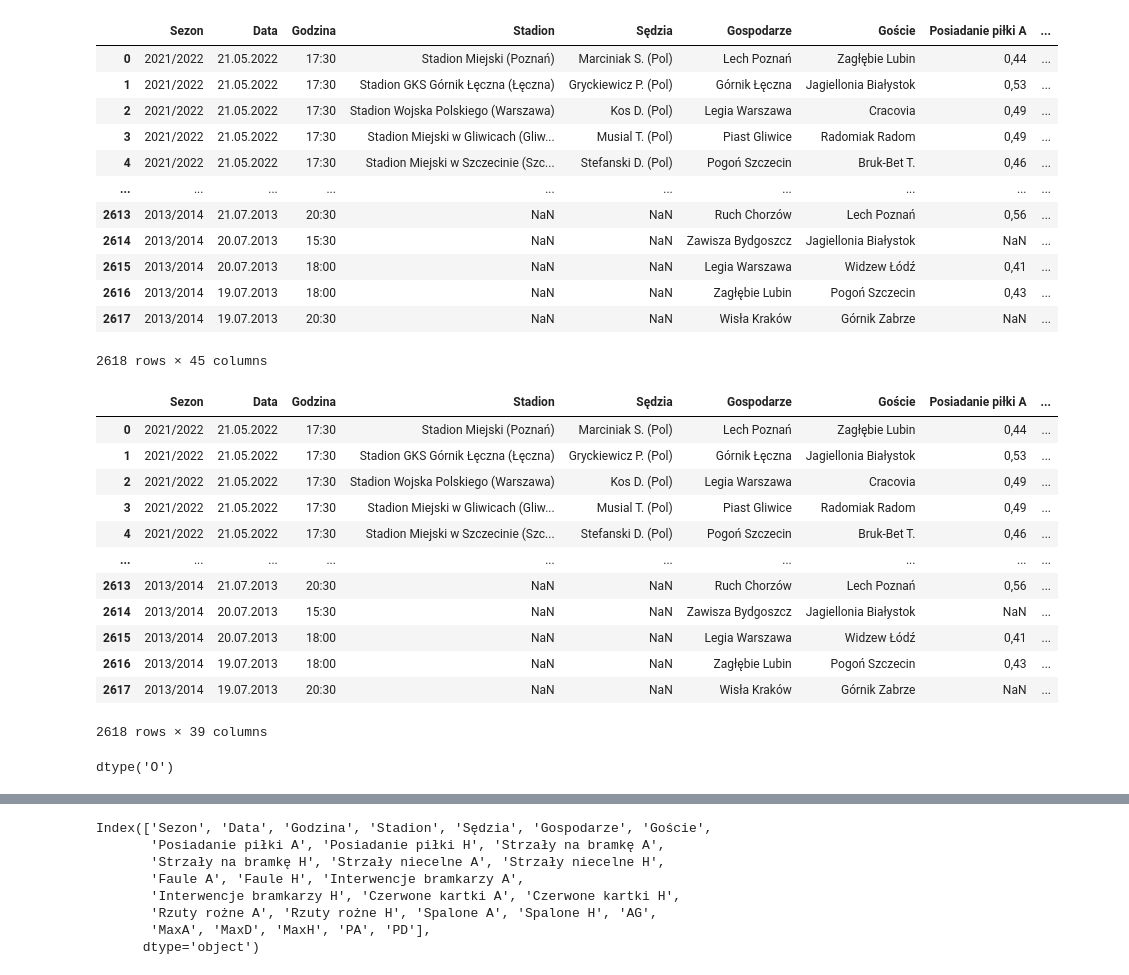
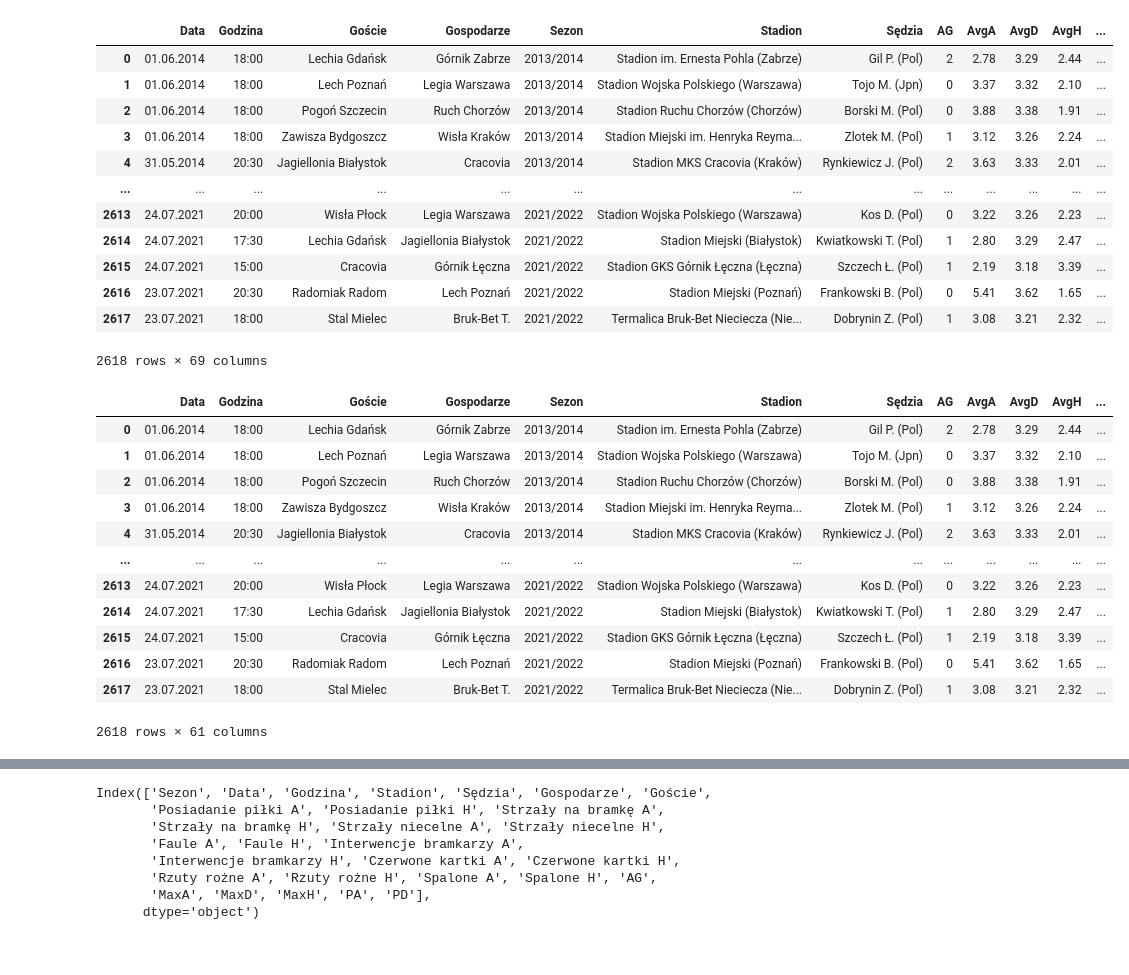
Before and after one commit to jadasek/betting-odds, a Jupyter notebook: eda 2.ipynb, the cells around one changed output, grey strips where cells are left out. Cells and saved outputs as stored; diff of their text form; code cells hidden in the pictures.

```diff
--- a/eda 2.ipynb
+++ b/eda 2.ipynb
@@ -1,46 +1,40 @@
 # %%
-import xgboost as xgb
 import pandas as pd
 
-
-data = pd.read_csv(r"C:\Users\tymot\Downloads\Merged_utf8.csv", delimiter=';')
+data = pd.read_csv(r"C:\Users\tymot\Desktop\Projekty\betting-odds\output2.csv", delimiter=';',decimal=',')
 data
 # %% [output]
-|  | Sezon | Data | Godzina | Stadion | Sędzia | Gospodarze | Goście | Posiadanie piłki A | ... |
-| 0 | 2021/2022 | 21.05.2022 | 17:30 | Stadion Miejski (Poznań) | Marciniak S. (Pol) | Lech Poznań | Zagłębie Lubin | 0,44 | ... |
-| 1 | 2021/2022 | 21.05.2022 | 17:30 | Stadion GKS Górnik Łęczna (Łęczna) | Gryckiewicz P. (Pol) | Górnik Łęczna | Jagiellonia Białystok | 0,53 | ... |
-| 2 | 2021/2022 | 21.05.2022 | 17:30 | Stadion Wojska Polskiego (Warszawa) | Kos D. (Pol) | Legia Warszawa | Cracovia | 0,49 | ... |
-| 3 | 2021/2022 | 21.05.2022 | 17:30 | Stadion Miejski w Gliwicach (Gliw... | Musial T. (Pol) | Piast Gliwice | Radomiak Radom | 0,49 | ... |
-| 4 | 2021/2022 | 21.05.2022 | 17:30 | Stadion Miejski w Szczecinie (Szc... | Stefanski D. (Pol) | Pogoń Szczecin | Bruk-Bet T. | 0,46 | ... |
-| ... | ... | ... | ... | ... | ... | ... | ... | ... | ... |
-| 2613 | 2013/2014 | 21.07.2013 | 20:30 | NaN | NaN | Ruch Chorzów | Lech Poznań | 0,56 | ... |
-| 2614 | 2013/2014 | 20.07.2013 | 15:30 | NaN | NaN | Zawisza Bydgoszcz | Jagiellonia Białystok | NaN | ... |
-| 2615 | 2013/2014 | 20.07.2013 | 18:00 | NaN | NaN | Legia Warszawa | Widzew Łódź | 0,41 | ... |
-| 2616 | 2013/2014 | 19.07.2013 | 18:00 | NaN | NaN | Zagłębie Lubin | Pogoń Szczecin | 0,43 | ... |
-| 2617 | 2013/2014 | 19.07.2013 | 20:30 | NaN | NaN | Wisła Kraków | Górnik Zabrze | NaN | ... |
+|  | Data | Godzina | Goście | Gospodarze | Sezon | Stadion | Sędzia | AG | AvgA | AvgD | AvgH | ... |
+| 0 | 01.06.2014 | 18:00 | Lechia Gdańsk | Górnik Zabrze | 2013/2014 | Stadion im. Ernesta Pohla (Zabrze) | Gil P. (Pol) | 2 | 2.78 | 3.29 | 2.44 | ... |
+| 1 | 01.06.2014 | 18:00 | Lech Poznań | Legia Warszawa | 2013/2014 | Stadion Wojska Polskiego (Warszawa) | Tojo M. (Jpn) | 0 | 3.37 | 3.32 | 2.10 | ... |
+| 2 | 01.06.2014 | 18:00 | Pogoń Szczecin | Ruch Chorzów | 2013/2014 | Stadion Ruchu Chorzów (Chorzów) | Borski M. (Pol) | 0 | 3.88 | 3.38 | 1.91 | ... |
+| 3 | 01.06.2014 | 18:00 | Zawisza Bydgoszcz | Wisła Kraków | 2013/2014 | Stadion Miejski im. Henryka Reyma... | Zlotek M. (Pol) | 1 | 3.12 | 3.26 | 2.24 | ... |
+| 4 | 31.05.2014 | 20:30 | Jagiellonia Białystok | Cracovia | 2013/2014 | Stadion MKS Cracovia (Kraków) | Rynkiewicz J. (Pol) | 2 | 3.63 | 3.33 | 2.01 | ... |
+| ... | ... | ... | ... | ... | ... | ... | ... | ... | ... | ... | ... | ... |
+| 2613 | 24.07.2021 | 20:00 | Wisła Płock | Legia Warszawa | 2021/2022 | Stadion Wojska Polskiego (Warszawa) | Kos D. (Pol) | 0 | 3.22 | 3.26 | 2.23 | ... |
+| 2614 | 24.07.2021 | 17:30 | Lechia Gdańsk | Jagiellonia Białystok | 2021/2022 | Stadion Miejski (Białystok) | Kwiatkowski T. (Pol) | 1 | 2.80 | 3.29 | 2.47 | ... |
+| 2615 | 24.07.2021 | 15:00 | Cracovia | Górnik Łęczna | 2021/2022 | Stadion GKS Górnik Łęczna (Łęczna) | Szczech Ł. (Pol) | 1 | 2.19 | 3.18 | 3.39 | ... |
+| 2616 | 23.07.2021 | 20:30 | Radomiak Radom | Lech Poznań | 2021/2022 | Stadion Miejski (Poznań) | Frankowski B. (Pol) | 0 | 5.41 | 3.62 | 1.65 | ... |
+| 2617 | 23.07.2021 | 18:00 | Stal Mielec | Bruk-Bet T. | 2021/2022 | Termalica Bruk-Bet Nieciecza (Nie... | Dobrynin Z. (Pol) | 1 | 3.08 | 3.21 | 2.32 | ... |
-2618 rows × 45 columns
+2618 rows × 69 columns
 # %%
-data = data.drop(data.columns[[13,14,25,26,29,30]],axis = 1)
+data = data.drop(data.columns[[28,29,36,37,40,41,67,68]],axis = 1)
 pd.set_option('display.max_columns', None)
 data
 # %% [output]
-|  | Sezon | Data | Godzina | Stadion | Sędzia | Gospodarze | Goście | Posiadanie piłki A | ... |
-| 0 | 2021/2022 | 21.05.2022 | 17:30 | Stadion Miejski (Poznań) | Marciniak S. (Pol) | Lech Poznań | Zagłębie Lubin | 0,44 | ... |
-| 1 | 2021/2022 | 21.05.2022 | 17:30 | Stadion GKS Górnik Łęczna (Łęczna) | Gryckiewicz P. (Pol) | Górnik Łęczna | Jagiellonia Białystok | 0,53 | ... |
-| 2 | 2021/2022 | 21.05.2022 | 17:30 | Stadion Wojska Polskiego (Warszawa) | Kos D. (Pol) | Legia Warszawa | Cracovia | 0,49 | ... |
-| 3 | 2021/2022 | 21.05.2022 | 17:30 | Stadion Miejski w Gliwicach (Gliw... | Musial T. (Pol) | Piast Gliwice | Radomiak Radom | 0,49 | ... |
-| 4 | 2021/2022 | 21.05.2022 | 17:30 | Stadion Miejski w Szczecinie (Szc... | Stefanski D. (Pol) | Pogoń Szczecin | Bruk-Bet T. | 0,46 | ... |
-| ... | ... | ... | ... | ... | ... | ... | ... | ... | ... |
-| 2613 | 2013/2014 | 21.07.2013 | 20:30 | NaN | NaN | Ruch Chorzów | Lech Poznań | 0,56 | ... |
-| 2614 | 2013/2014 | 20.07.2013 | 15:30 | NaN | NaN | Zawisza Bydgoszcz | Jagiellonia Białystok | NaN | ... |
-| 2615 | 2013/2014 | 20.07.2013 | 18:00 | NaN | NaN | Legia Warszawa | Widzew Łódź | 0,41 | ... |
-| 2616 | 2013/2014 | 19.07.2013 | 18:00 | NaN | NaN | Zagłębie Lubin | Pogoń Szczecin | 0,43 | ... |
-| 2617 | 2013/2014 | 19.07.2013 | 20:30 | NaN | NaN | Wisła Kraków | Górnik Zabrze | NaN | ... |
+|  | Data | Godzina | Goście | Gospodarze | Sezon | Stadion | Sędzia | AG | AvgA | AvgD | AvgH | ... |
+| 0 | 01.06.2014 | 18:00 | Lechia Gdańsk | Górnik Zabrze | 2013/2014 | Stadion im. Ernesta Pohla (Zabrze) | Gil P. (Pol) | 2 | 2.78 | 3.29 | 2.44 | ... |
+| 1 | 01.06.2014 | 18:00 | Lech Poznań | Legia Warszawa | 2013/2014 | Stadion Wojska Polskiego (Warszawa) | Tojo M. (Jpn) | 0 | 3.37 | 3.32 | 2.10 | ... |
+| 2 | 01.06.2014 | 18:00 | Pogoń Szczecin | Ruch Chorzów | 2013/2014 | Stadion Ruchu Chorzów (Chorzów) | Borski M. (Pol) | 0 | 3.88 | 3.38 | 1.91 | ... |
+| 3 | 01.06.2014 | 18:00 | Zawisza Bydgoszcz | Wisła Kraków | 2013/2014 | Stadion Miejski im. Henryka Reyma... | Zlotek M. (Pol) | 1 | 3.12 | 3.26 | 2.24 | ... |
+| 4 | 31.05.2014 | 20:30 | Jagiellonia Białystok | Cracovia | 2013/2014 | Stadion MKS Cracovia (Kraków) | Rynkiewicz J. (Pol) | 2 | 3.63 | 3.33 | 2.01 | ... |
+| ... | ... | ... | ... | ... | ... | ... | ... | ... | ... | ... | ... | ... |
+| 2613 | 24.07.2021 | 20:00 | Wisła Płock | Legia Warszawa | 2021/2022 | Stadion Wojska Polskiego (Warszawa) | Kos D. (Pol) | 0 | 3.22 | 3.26 | 2.23 | ... |
+| 2614 | 24.07.2021 | 17:30 | Lechia Gdańsk | Jagiellonia Białystok | 2021/2022 | Stadion Miejski (Białystok) | Kwiatkowski T. (Pol) | 1 | 2.80 | 3.29 | 2.47 | ... |
+| 2615 | 24.07.2021 | 15:00 | Cracovia | Górnik Łęczna | 2021/2022 | Stadion GKS Górnik Łęczna (Łęczna) | Szczech Ł. (Pol) | 1 | 2.19 | 3.18 | 3.39 | ... |
+| 2616 | 23.07.2021 | 20:30 | Radomiak Radom | Lech Poznań | 2021/2022 | Stadion Miejski (Poznań) | Frankowski B. (Pol) | 0 | 5.41 | 3.62 | 1.65 | ... |
+| 2617 | 23.07.2021 | 18:00 | Stal Mielec | Bruk-Bet T. | 2021/2022 | Termalica Bruk-Bet Nieciecza (Nie... | Dobrynin Z. (Pol) | 1 | 3.08 | 3.21 | 2.32 | ... |
-2618 rows × 39 columns
+2618 rows × 61 columns
-# %%
-data['Goście'].dtype
-# %% [output]
-dtype('O')
 # %%
 data.dropna()
 # %% [output]
```
Also changed, not shown: parts of 13 cells of this notebook.
